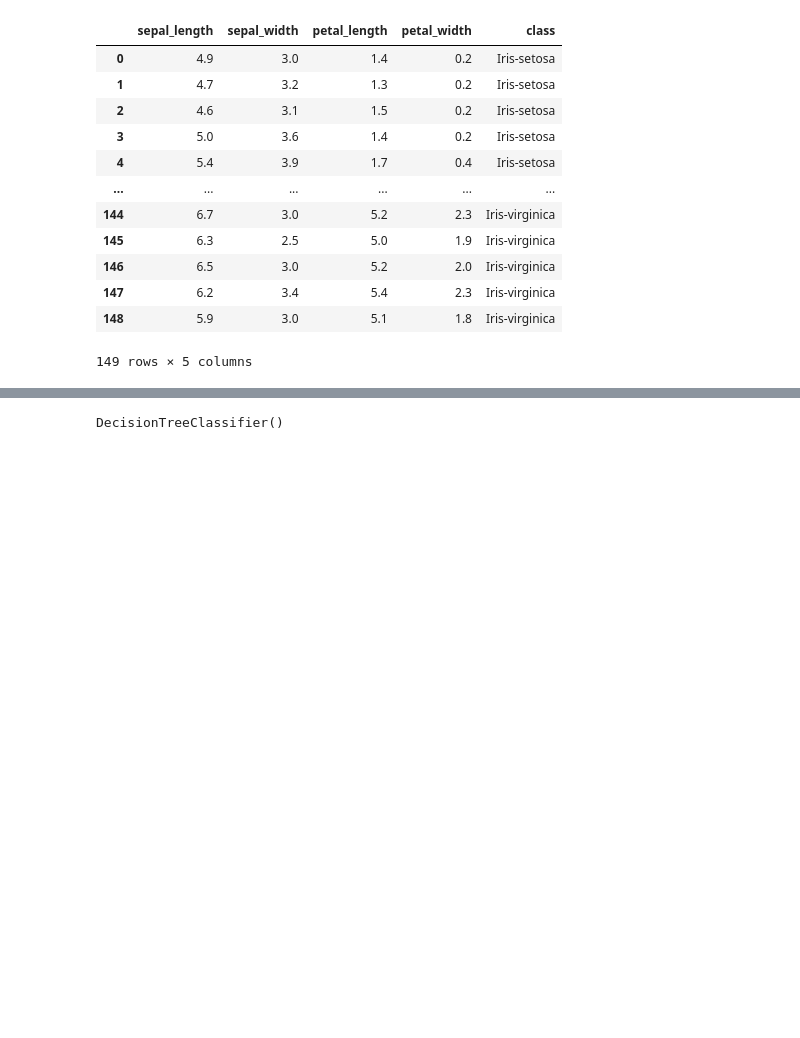
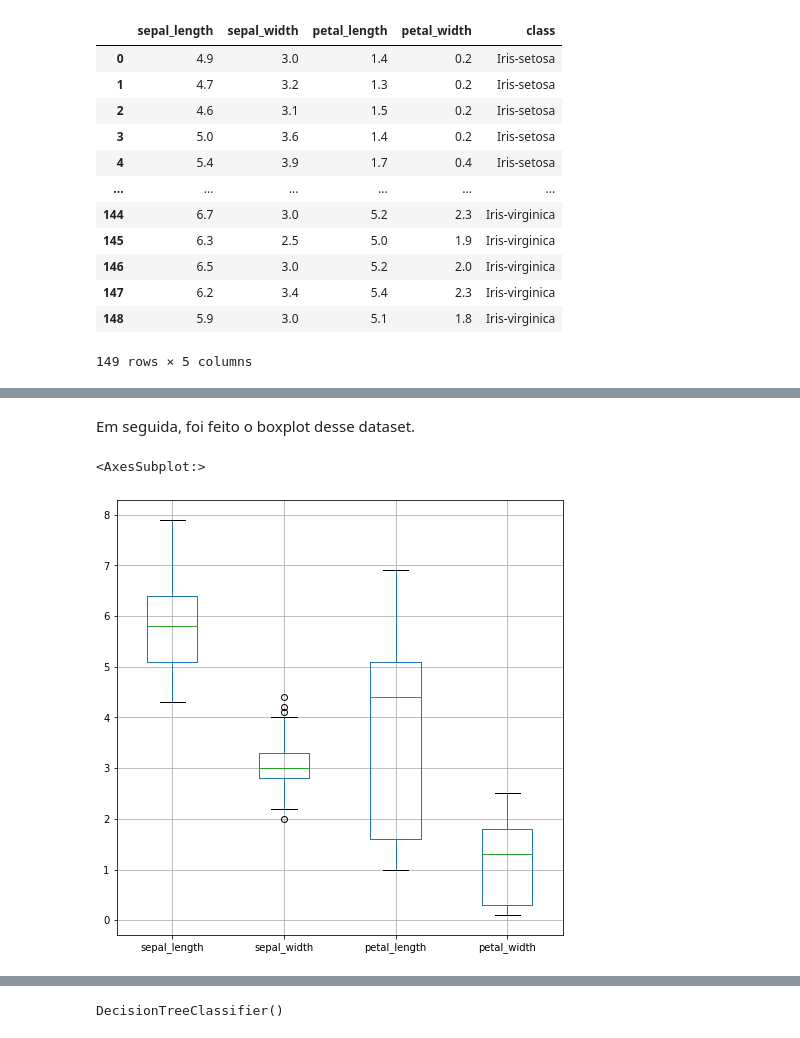
Before and after one commit to Vineasouza/Inteligencia-Artificial, a Jupyter notebook: src/Projeto/Parte 1/Iris.ipynb, the cells around one changed output, grey strips where cells are left out. Saved outputs shown, nothing was run; the diff lists cells and outputs as text; code cells hidden in the pictures; blank space fills up the shorter version.

Commit message:
Adicionando boxplot e markdowns na Parte 1 do Trabalho Final

```diff
--- a/src/Projeto/Parte 1/Iris.ipynb
+++ b/src/Projeto/Parte 1/Iris.ipynb
@@ -35,0 +72,8 @@ for i in range(0,4):
+# %% [markdown]
+<p>Em seguida, foi feito o boxplot desse dataset.</p>
+# %%
+plt.figure(figsize = (8, 8))
+df.boxplot()
+# %% [output]
+<AxesSubplot:>
+[figure, added]
```
Also changed, not shown: parts of 16 cells of this notebook.
